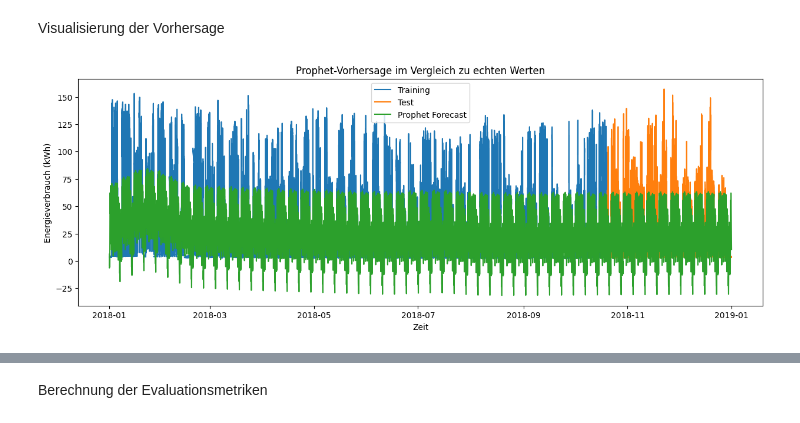
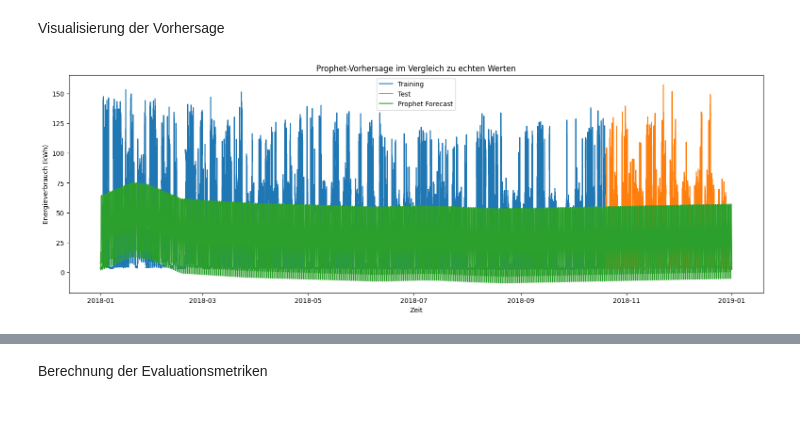
Before and after one commit to derlole/InDuStIaLfOrEcAsTiNgWELOVEIT, a Jupyter notebook: src/start.ipynb, the cells around one changed output, grey strips where cells are left out. Cells and saved outputs as stored; diff of their text form; code cells hidden in the pictures.

```diff
--- a/src/start.ipynb
+++ b/src/start.ipynb
@@ -644,7 +676,7 @@ Prophet-Modell fitten
 # %%
 model = Prophet(
     yearly_seasonality=False,
-    weekly_seasonality=True,
+    weekly_seasonality=False,
     daily_seasonality=True
 )
 
@@ -686,14 +717,14 @@ forecast = model.predict(future)
 # %% [markdown]
 Visualisierung der Vorhersage
 # %%
-plt.figure(figsize=(15,5))
+plt.figure(figsize=(19,6))
 plt.plot(train_prophet['ds'], train_prophet['y'], label='Training')
 plt.plot(test_prophet['ds'], test_prophet['y'], label='Test')
 plt.plot(forecast['ds'], forecast['yhat'], label='Prophet Forecast')
 plt.xlabel('Zeit')
 plt.ylabel('Energieverbrauch (kWh)')
 plt.title('Prophet-Vorhersage im Vergleich zu echten Werten')
 plt.legend()
 plt.show()
 # %% [output]
-[figure, old version]
+[figure, new version]
```
Also changed, not shown: parts of 7 cells of this notebook.
